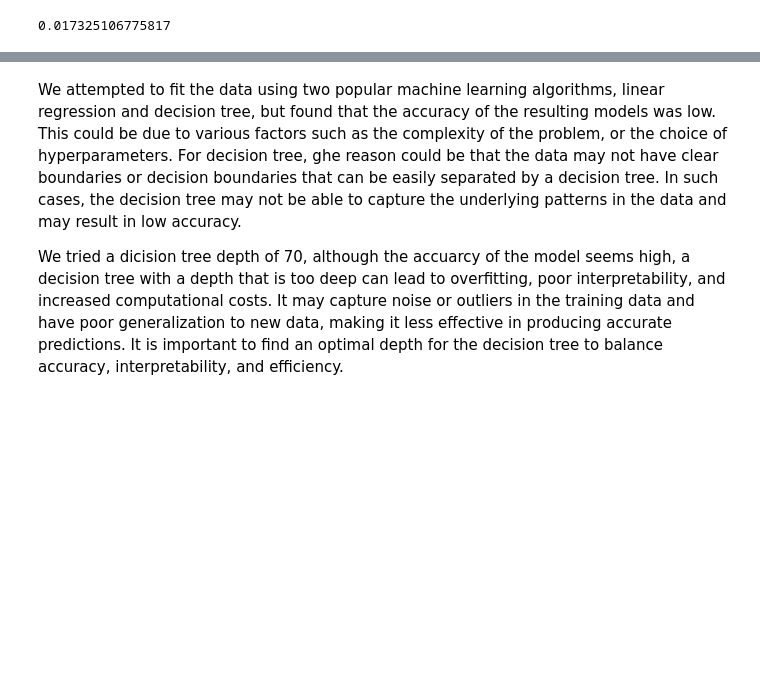
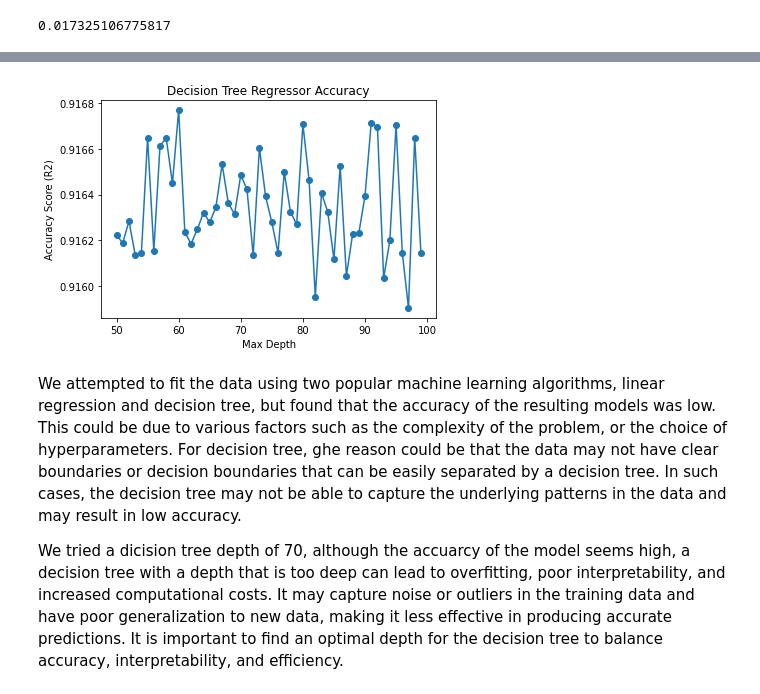
Before and after one commit to ZheShen00/PIC16B-23W-Project-group6, a Jupyter notebook: PIC16B-group6-Final_blog.ipynb, the cells around one changed output, grey strips where cells are left out. Drawn from its saved outputs; the diff is of its cells as text; code cells hidden in the pictures; blank space fills up the shorter version.

```diff
--- a/PIC16B-group6-Final_blog.ipynb
+++ b/PIC16B-group6-Final_blog.ipynb
@@ -317,3 +321,26 @@ R^2 score: 0.9162439988843599
+# %%
+from sklearn.tree import DecisionTreeRegressor
+from sklearn.metrics import r2_score
+import matplotlib.pyplot as plt
+
+depths = range(50, 100)  # try depths from 1 to 20
+accuracy_scores = []
+for depth in depths:
+    # build decision tree regressor with current depth
+    clf = DecisionTreeRegressor(max_depth=depth)
+    clf.fit(X_train, y_train)
+    y_pred = clf.predict(X_test)
+    accuracy = r2_score(y_test, y_pred)
+    accuracy_scores.append(accuracy)
+
+# plot the accuracy graph
+plt.plot(depths, accuracy_scores, marker='o')
+plt.xlabel('Max Depth')
+plt.ylabel('Accuracy Score (R2)')
+plt.title('Decision Tree Regressor Accuracy')
+plt.show()
+# %% [output]
+[figure, added]
 # %% [markdown]
 We attempted to fit the data using two popular machine learning algorithms, linear regression and decision tree, but found that the accuracy of the resulting models was low. This could be due to various factors such as the complexity of the problem, or the choice of hyperparameters. For decision tree, ghe reason could be that the data may not have clear boundaries or decision boundaries that can be easily separated by a decision tree. In such cases, the decision tree may not be able to capture the underlying patterns in the data and may result in low accuracy.
 
```
Also changed, not shown: parts of 4 cells of this notebook.
